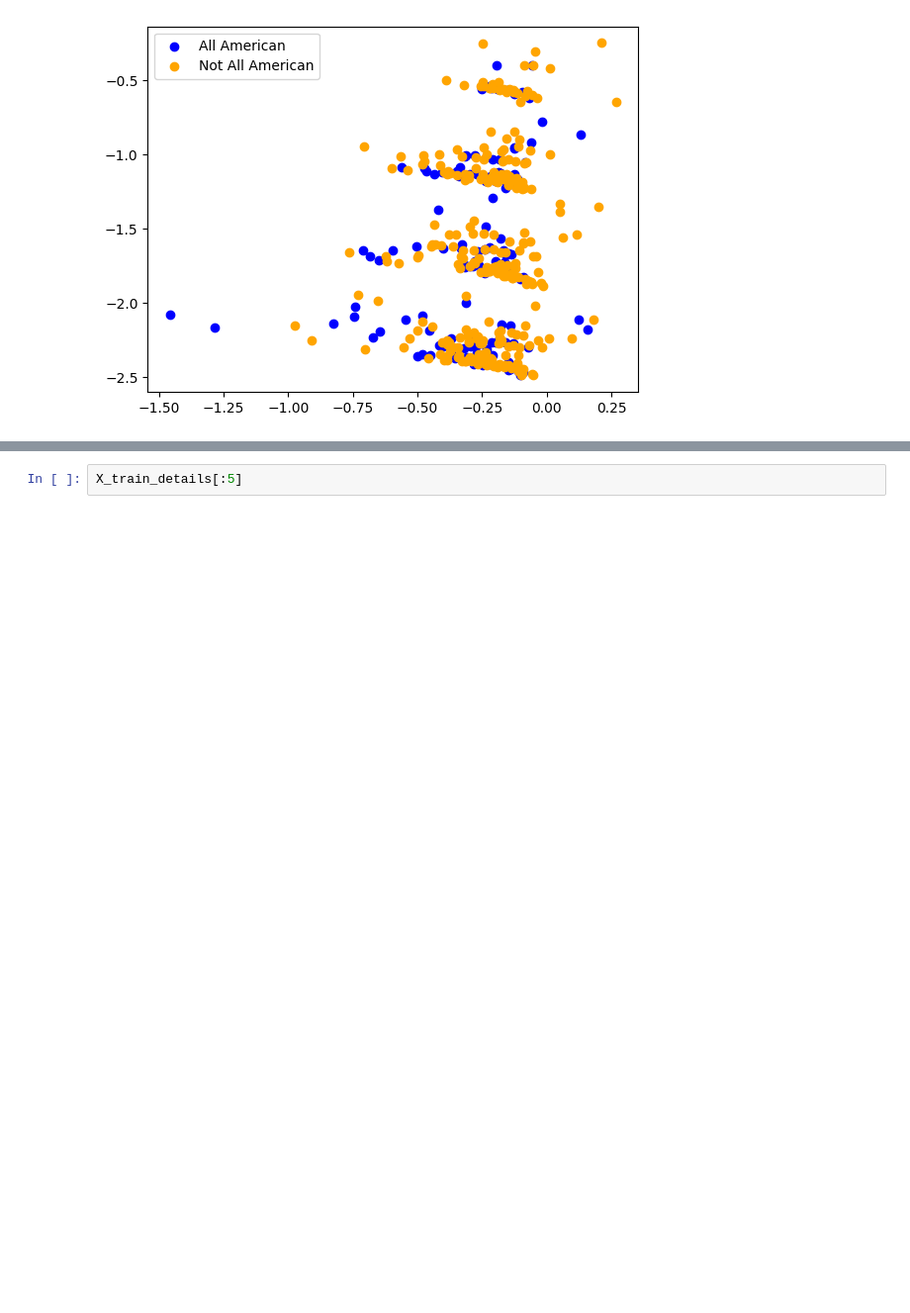
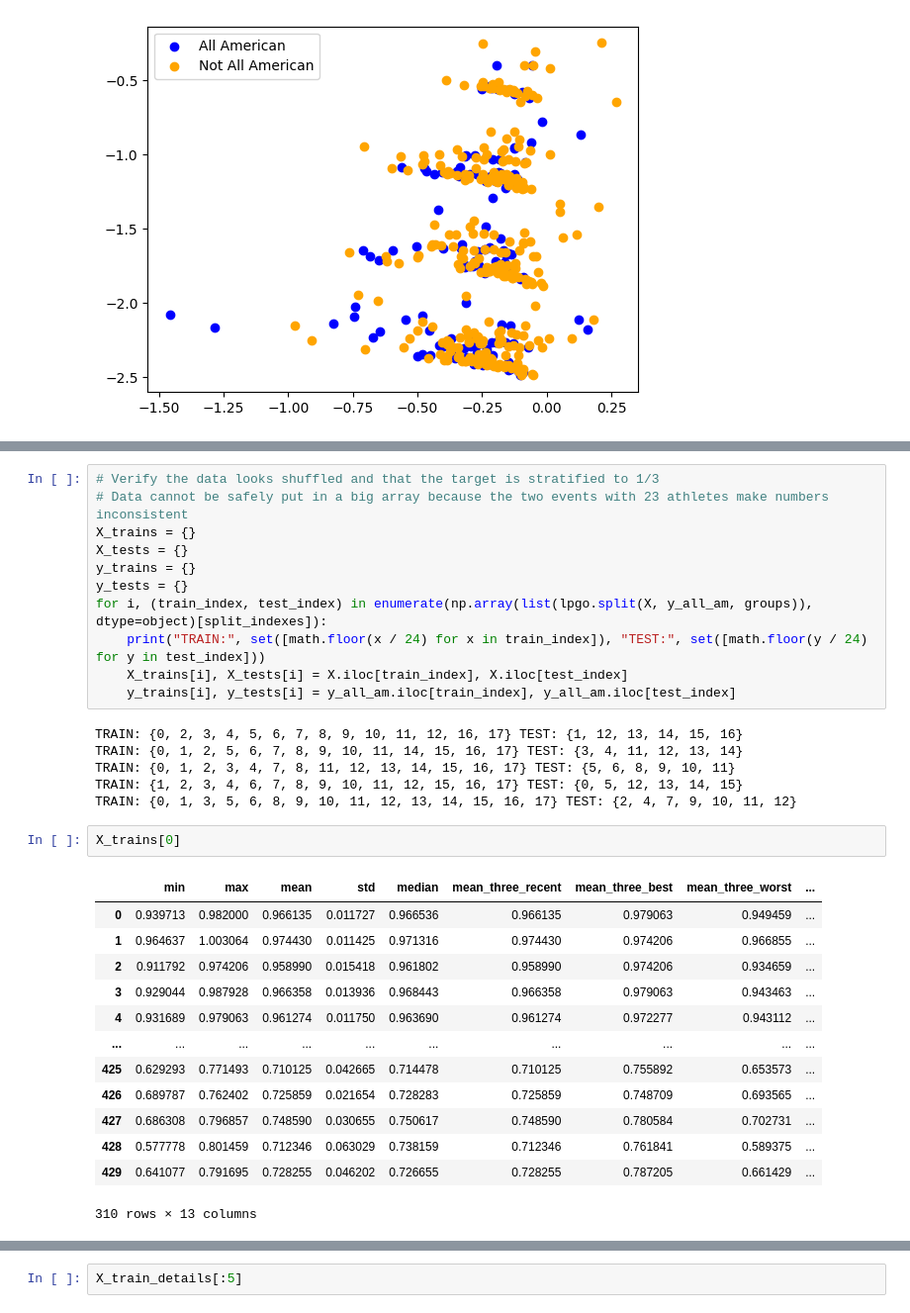
Before and after one commit to HybridNeos/TFRRS-API, a Jupyter notebook: part_3.ipynb, the cells around one changed output, grey strips where cells are left out. Shown: that part at 99% size. Drawn from its saved outputs; the diff is of its cells as text; blank space fills up the shorter version.

Commit message:
Train test split and some basic SVC

```diff
--- a/part_3.ipynb
+++ b/part_3.ipynb
@@ -162 +169,34 @@ We can see the two orthogonal axes defined pretty well here. However, in this pr
+# %%
+# Verify the data looks shuffled and that the target is stratified to 1/3
+# Data cannot be safely put in a big array because the two events with 23 athletes make numbers inconsistent
+X_trains = {}
+X_tests = {}
+y_trains = {}
+y_tests = {}
+for i, (train_index, test_index) in enumerate(np.array(list(lpgo.split(X, y_all_am, groups)), dtype=object)[split_indexes]):
+    print("TRAIN:", set([math.floor(x / 24) for x in train_index]), "TEST:", set([math.floor(y / 24) for y in test_index]))
+    X_trains[i], X_tests[i] = X.iloc[train_index], X.iloc[test_index]
+    y_trains[i], y_tests[i] = y_all_am.iloc[train_index], y_all_am.iloc[test_index]
+# %% [output]
+TRAIN: {0, 2, 3, 4, 5, 6, 7, 8, 9, 10, 11, 12, 16, 17} TEST: {1, 12, 13, 14, 15, 16}
+TRAIN: {0, 1, 2, 5, 6, 7, 8, 9, 10, 11, 14, 15, 16, 17} TEST: {3, 4, 11, 12, 13, 14}
+TRAIN: {0, 1, 2, 3, 4, 7, 8, 11, 12, 13, 14, 15, 16, 17} TEST: {5, 6, 8, 9, 10, 11}
+TRAIN: {1, 2, 3, 4, 6, 7, 8, 9, 10, 11, 12, 15, 16, 17} TEST: {0, 5, 12, 13, 14, 15}
+TRAIN: {0, 1, 3, 5, 6, 8, 9, 10, 11, 12, 13, 14, 15, 16, 17} TEST: {2, 4, 7, 9, 10, 11, 12}
+# %%
+X_trains[0]
+# %% [output]
+|  | min | max | mean | std | median | mean_three_recent | mean_three_best | mean_three_worst | ... |
+| 0 | 0.939713 | 0.982000 | 0.966135 | 0.011727 | 0.966536 | 0.966135 | 0.979063 | 0.949459 | ... |
+| 1 | 0.964637 | 1.003064 | 0.974430 | 0.011425 | 0.971316 | 0.974430 | 0.974206 | 0.966855 | ... |
+| 2 | 0.911792 | 0.974206 | 0.958990 | 0.015418 | 0.961802 | 0.958990 | 0.974206 | 0.934659 | ... |
+| 3 | 0.929044 | 0.987928 | 0.966358 | 0.013936 | 0.968443 | 0.966358 | 0.979063 | 0.943463 | ... |
+| 4 | 0.931689 | 0.979063 | 0.961274 | 0.011750 | 0.963690 | 0.961274 | 0.972277 | 0.943112 | ... |
+| ... | ... | ... | ... | ... | ... | ... | ... | ... | ... |
+| 425 | 0.629293 | 0.771493 | 0.710125 | 0.042665 | 0.714478 | 0.710125 | 0.755892 | 0.653573 | ... |
+| 426 | 0.689787 | 0.762402 | 0.725859 | 0.021654 | 0.728283 | 0.725859 | 0.748709 | 0.693565 | ... |
+| 427 | 0.686308 | 0.796857 | 0.748590 | 0.030655 | 0.750617 | 0.748590 | 0.780584 | 0.702731 | ... |
+| 428 | 0.577778 | 0.801459 | 0.712346 | 0.063029 | 0.738159 | 0.712346 | 0.761841 | 0.589375 | ... |
+| 429 | 0.641077 | 0.791695 | 0.728255 | 0.046202 | 0.726655 | 0.728255 | 0.787205 | 0.661429 | ... |
+310 rows × 13 columns
 # %%
```
Also changed, not shown: parts of 18 cells of this notebook.
